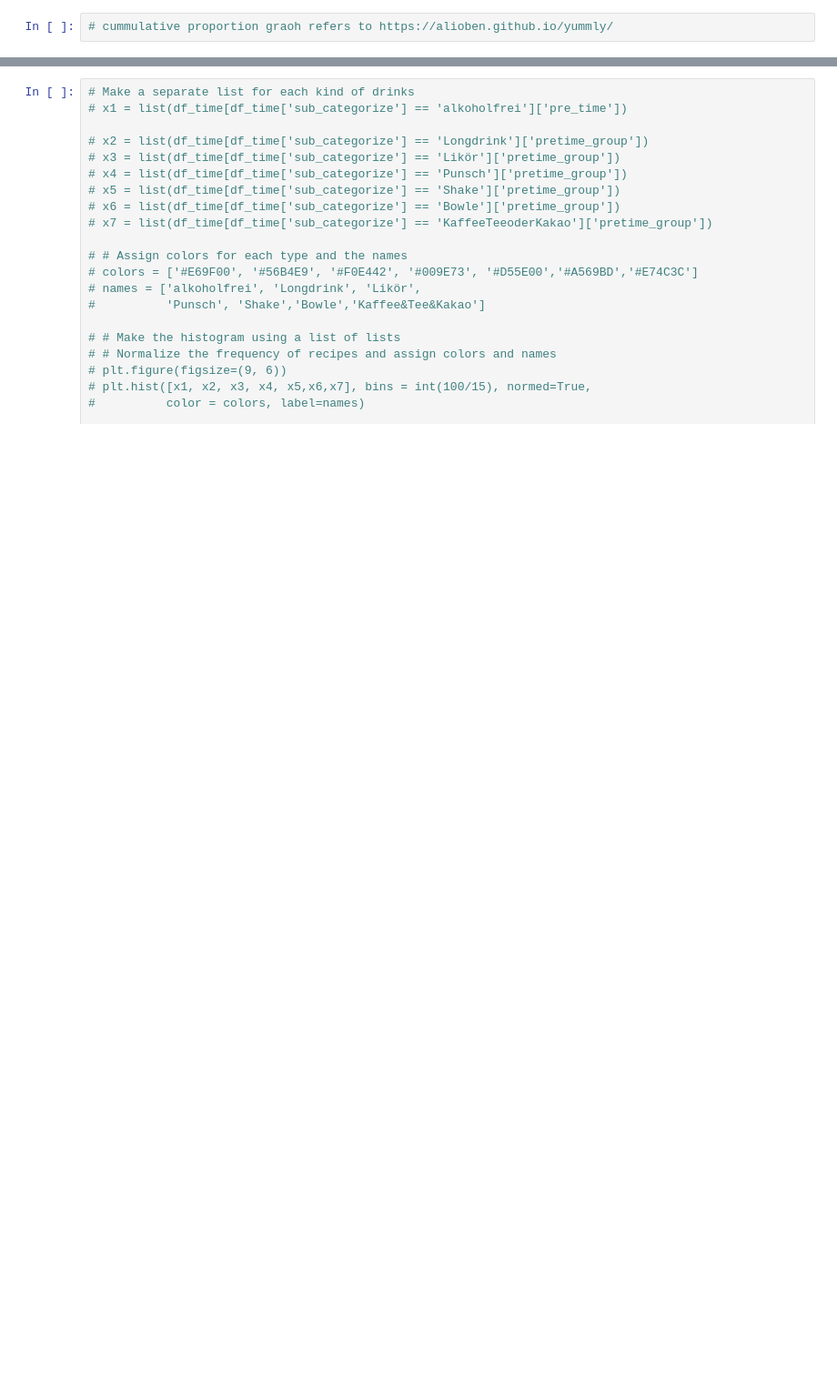
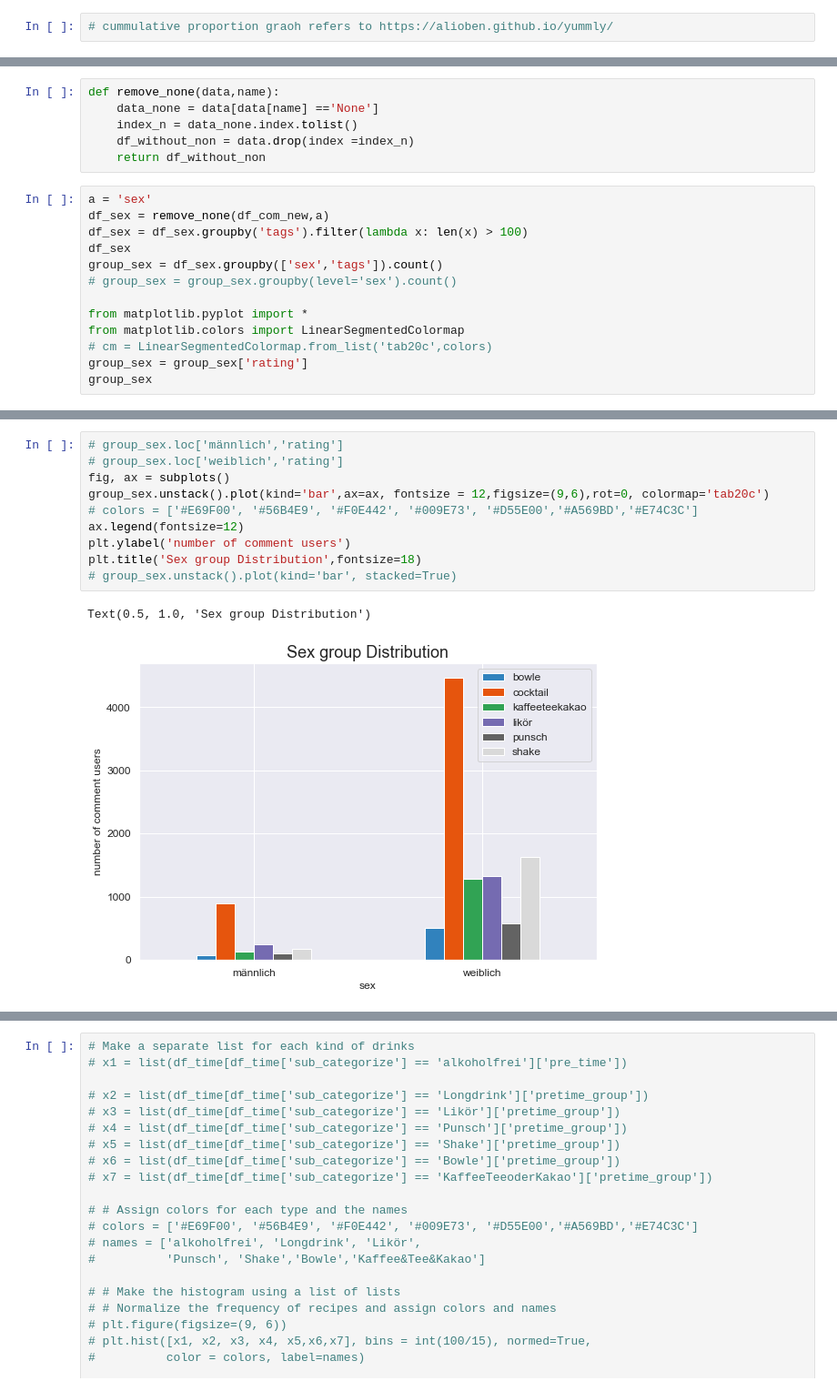
Before and after one commit to sunwen0120/Pratikum, a Jupyter notebook: wen_sun/Getränke analyse/Getränke.ipynb, the cells around one changed output, grey strips where cells are left out. Shown at 91% size. Saved outputs shown, nothing was run; the diff lists cells and outputs as text; blank space fills up the shorter version.

```diff
--- a/wen_sun/Getränke analyse/Getränke.ipynb
+++ b/wen_sun/Getränke analyse/Getränke.ipynb
@@ -291,0 +373,19 @@ plt.grid(True)
+# %%
+def remove_none(data,name):
+    data_none = data[data[name] =='None']
+    index_n = data_none.index.tolist()
+    df_without_non = data.drop(index =index_n)
+    return df_without_non
+# %%
+a = 'sex'
+df_sex = remove_none(df_com_new,a)
+df_sex = df_sex.groupby('tags').filter(lambda x: len(x) > 100)
+df_sex
+group_sex = df_sex.groupby(['sex','tags']).count()
+# group_sex = group_sex.groupby(level='sex').count()
+
+from matplotlib.pyplot import *
+from matplotlib.colors import LinearSegmentedColormap
+# cm = LinearSegmentedColormap.from_list('tab20c',colors)
+group_sex = group_sex['rating']
+group_sex
@@ -291,0 +407,13 @@ plt.grid(True)
+# %%
+# group_sex.loc['männlich','rating']
+# group_sex.loc['weiblich','rating']
+fig, ax = subplots()
+group_sex.unstack().plot(kind='bar',ax=ax, fontsize = 12,figsize=(9,6),rot=0, colormap='tab20c')
+# colors = ['#E69F00', '#56B4E9', '#F0E442', '#009E73', '#D55E00','#A569BD','#E74C3C']
+ax.legend(fontsize=12)
+plt.ylabel('number of comment users')
+plt.title('Sex group Distribution',fontsize=18)
+# group_sex.unstack().plot(kind='bar', stacked=True)
+# %% [output]
+Text(0.5, 1.0, 'Sex group Distribution')
+[figure, added]
```
Also changed, not shown: parts of 29 cells of this notebook.
